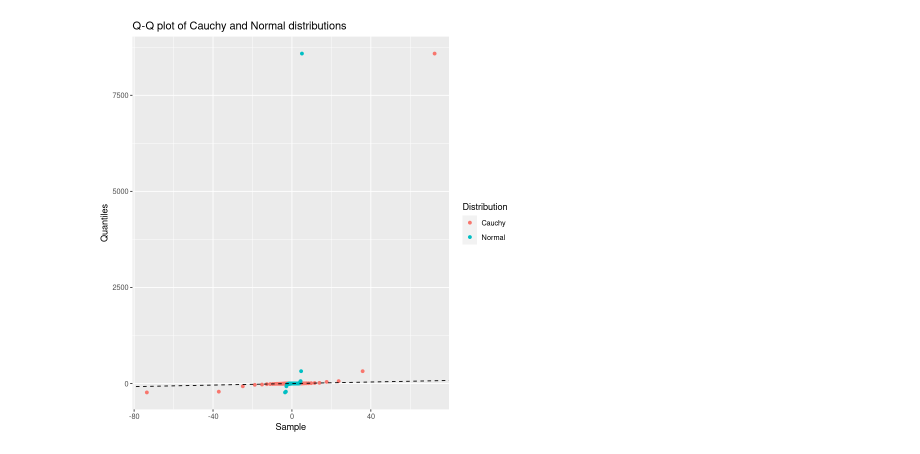
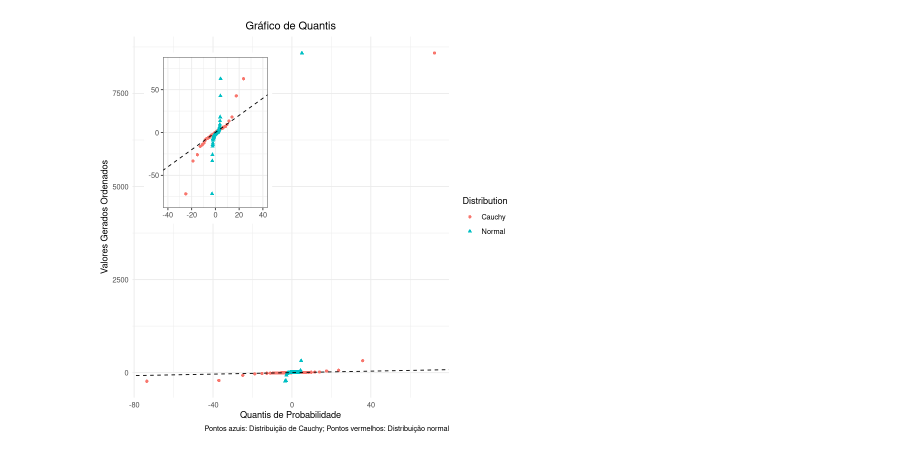
Before and after one commit to yassirscreed/PE_22-23, a Jupyter notebook: Ex08/ex08.ipynb, the cells around one changed output. Drawn from its saved outputs; the diff is of its cells as text; code cells hidden in the pictures.

```diff
--- a/Ex08/ex08.ipynb
+++ b/Ex08/ex08.ipynb
@@ -22,7 +0,0 @@ quantiles_normal <- qnorm(probabilities, mean = 0.8, sd = sqrt(2.8))
-# %%
-# criação do dataframe
-data <- data.frame(
-  sample_cauchy = sample_cauchy,
-  quantiles_cauchy = quantiles_cauchy,
-  quantiles_normal = quantiles_normal
-)
@@ -71,12 +25,30 @@ df <- data.frame(
   Distribution = rep(c("Cauchy", "Normal"), each = 190)
 )
 
-# Plotar usando ggplot2
-ggplot(df, aes(x = Sample, y = Quantiles, color = Distribution)) +
-  geom_point() +
-  geom_abline(intercept = 0, slope = 1, linetype = "dashed") + # Retângulo bissectriz
-  scale_color_discrete(name = "Distribution") +
-  xlab("Sample") +
-  ylab("Quantiles") +
-  ggtitle("Q-Q plot of Cauchy and Normal distributions")
+# Criar plot principal
+main_plot <- ggplot(df, aes(x = Quantiles, y = Sample, color = Distribution, shape = Distribution)) +
+             geom_point() +
+             geom_abline(intercept = 0, slope = 1, linetype = "dashed") +
+             labs(
+                title = "Gráfico de Quantis",
+                x = "Valores Gerados Ordenados",
+                y = "Quantis de Probabilidade",
+                caption = "Pontos azuis: Distribuição de Cauchy; Pontos vermelhos: Distribuição normal"
+                ) +
+             theme_minimal() +
+             scale_y_continuous(name = "Valores Gerados Ordenados") +
+             scale_x_continuous(name = "Quantis de Probabilidade") +
+             theme(plot.title = element_text(hjust = 0.5))
+
+# Criar inset plot
+inset_plot <- ggplot(df, aes(x = Quantiles, y = Sample, color = Distribution, shape = Distribution)) +
+              geom_point() +
+              geom_abline(intercept = 0, slope = 1, linetype = "dashed") +
+              xlim(-40,40) + ylim(-80,80) +
+              theme_bw() +
+              theme(legend.position = "none",
+                    axis.title = element_blank())
+
+inset_grob <- ggplotGrob(inset_plot)
+main_plot + annotation_custom(grob = inset_grob, xmin = -75, xmax = -10, ymin = 4000, ymax = 8600)
 # %% [output]
@@ -83 +57 @@ ggplot(df, aes(x = Sample, y = Quantiles, color = Distribution)) +
-[figure, old version]
+[figure, new version]
```
Also changed, not shown: parts of 5 cells of this notebook.
